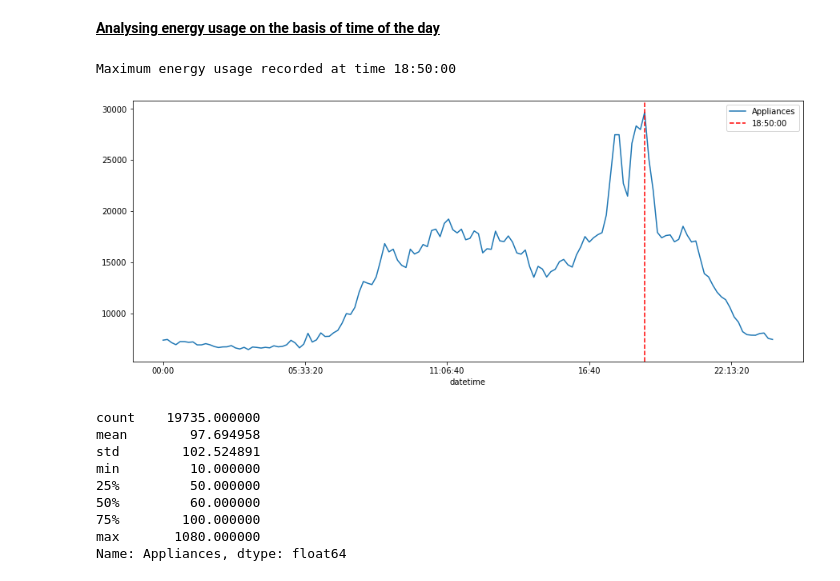
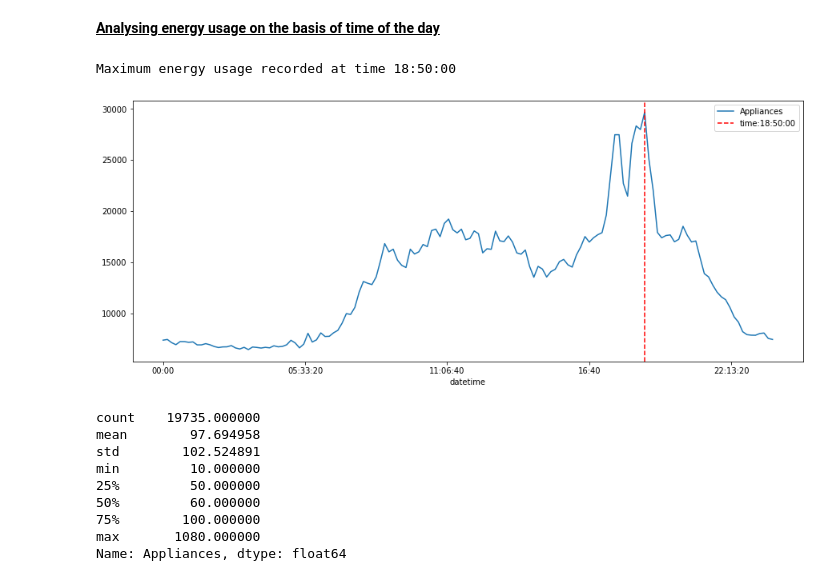
Before and after one commit to makdatascience/Appliance_Energy_Prediction, a Jupyter notebook: Proj_Super_ML_Reg.ipynb, the cells around one changed output. Saved outputs shown, nothing was run; the diff lists cells and outputs as text; code cells hidden in the pictures.

```diff
--- a/Proj_Super_ML_Reg.ipynb
+++ b/Proj_Super_ML_Reg.ipynb
@@ -70,18 +80,18 @@ plt.legend()
 # %%
 # Plotting usage of Energy grouping time of the day
 fig, ax= plt.subplots(figsize=(15,6))
 
 twise_usage=df.groupby(df["datetime"].dt.time).Appliances.sum()
 max_tusage=twise_usage.argmax()
 twise_usage.plot(kind="line",ax=ax)
 
 # twise_usage.index[max_tusage]
-plt.axvline(x=twise_usage.index[max_tusage], label=f"{twise_usage.index[max_tusage]}",color="red", linestyle="--")
+plt.axvline(x=twise_usage.index[max_tusage], label=f"time:{twise_usage.index[max_tusage]}",color="red", linestyle="--")
 plt.legend();
 print(f"Maximum energy usage recorded at time {twise_usage.index[max_tusage]}")
 # %% [output]
 Maximum energy usage recorded at time 18:50:00
-[figure, old version]
+[figure, new version]
 # %%
 df.isnull().sum();
 # %%
```
Also changed, not shown: parts of 34 cells of this notebook.
